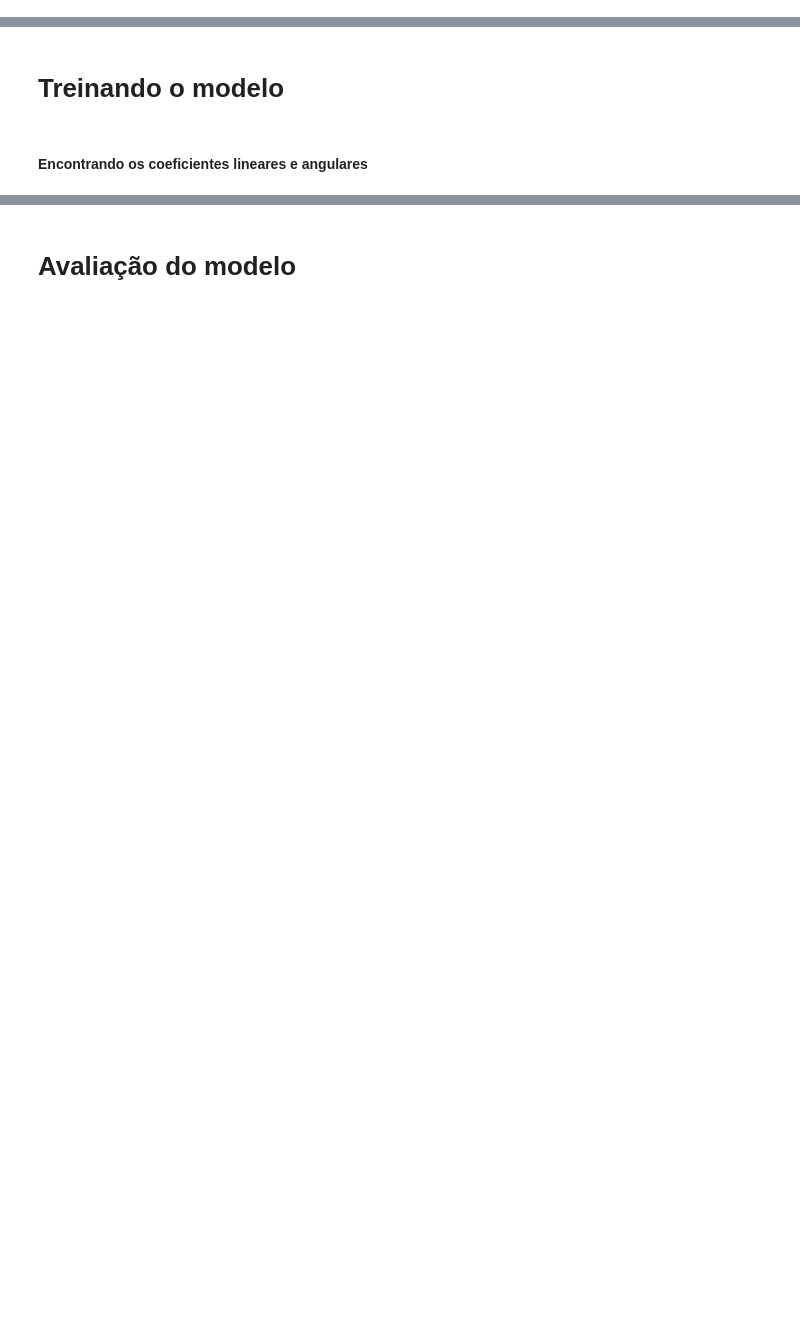
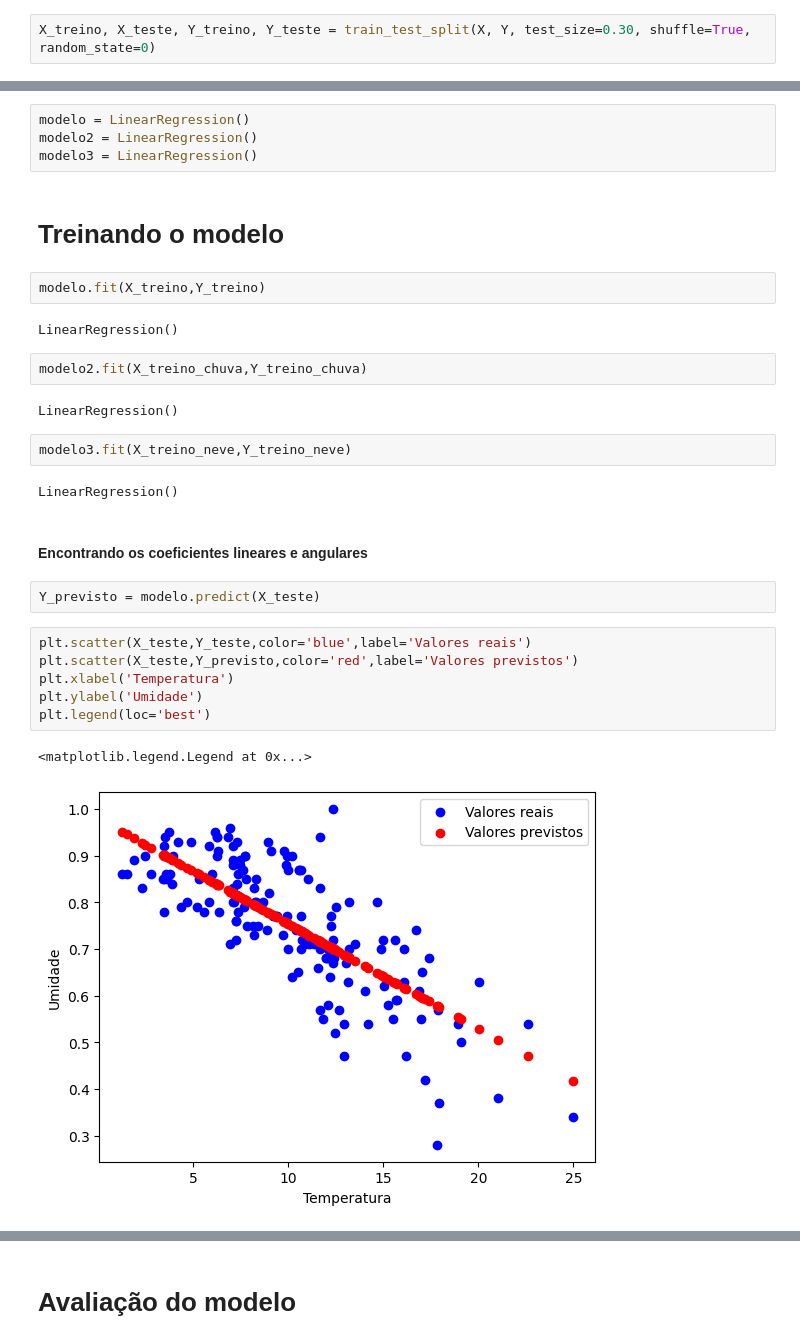
Before and after one commit to Saulo-Ferraz/PythonCodes, a Jupyter notebook: Atividade_Regressão_Multilinear_Saulo_Raphael.ipynb, the cells around one changed output, grey strips where cells are left out. Cells and saved outputs as stored; diff of their text form; blank space fills up the shorter version.

```diff
--- a/Atividade_Regressão_Multilinear_Saulo_Raphael.ipynb
+++ b/Atividade_Regressão_Multilinear_Saulo_Raphael.ipynb
@@ -94,0 +119,2 @@ sns.boxplot(data=dados,y='Temperature (C)',x='Precip Type')
+# %%
+X_treino, X_teste, Y_treino, Y_teste = train_test_split(X, Y, test_size=0.30, shuffle=True, random_state=0)
@@ -97,4 +129,31 @@ sns.boxplot(data=dados,y='Temperature (C)',x='Precip Type')
+# %%
+modelo = LinearRegression()
+modelo2 = LinearRegression()
+modelo3 = LinearRegression()
 # %% [markdown]
 # Treinando o modelo
+# %%
+modelo.fit(X_treino,Y_treino)
+# %% [output]
+LinearRegression()
+# %%
+modelo2.fit(X_treino_chuva,Y_treino_chuva)
+# %% [output]
+LinearRegression()
+# %%
+modelo3.fit(X_treino_neve,Y_treino_neve)
+# %% [output]
+LinearRegression()
 # %% [markdown]
 #### Encontrando os coeficientes lineares e angulares
+# %%
+Y_previsto = modelo.predict(X_teste)
+# %%
+plt.scatter(X_teste,Y_teste,color='blue',label='Valores reais')
+plt.scatter(X_teste,Y_previsto,color='red',label='Valores previstos')
+plt.xlabel('Temperatura')
+plt.ylabel('Umidade')
+plt.legend(loc='best')
+# %% [output]
+<matplotlib.legend.Legend at 0x...>
+[figure, added]
```
Also changed, not shown: parts of 20 cells of this notebook.
